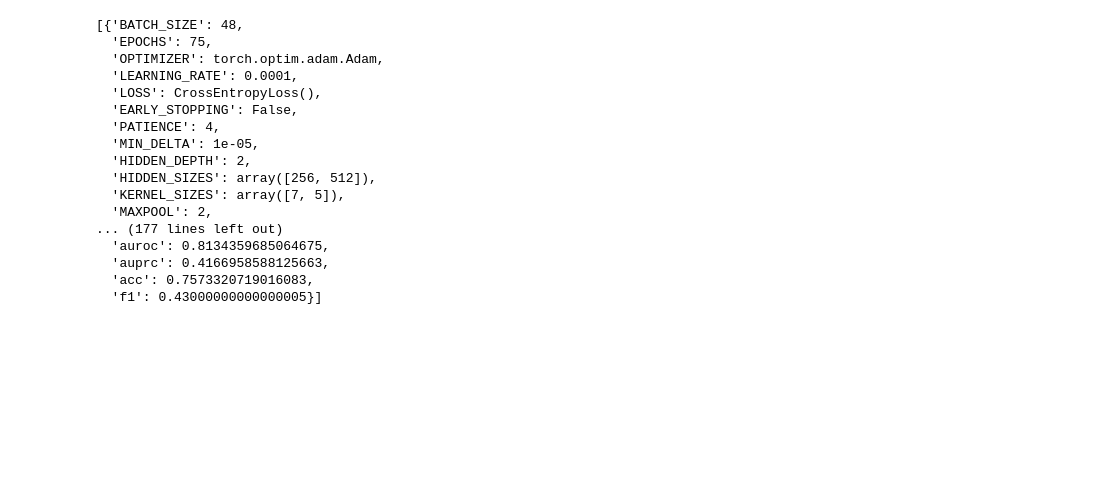
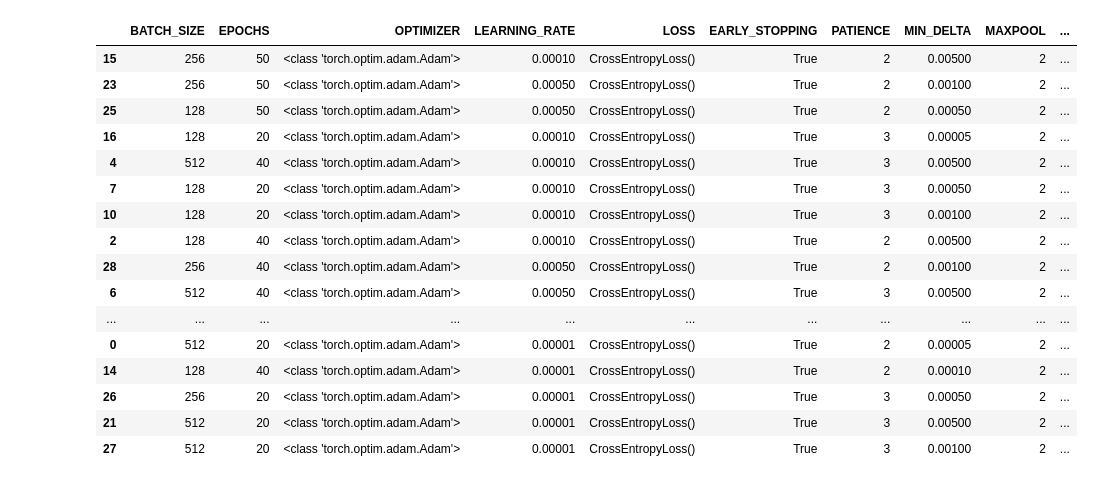
Before and after one commit to kristoforusbryant/ProtICU, a Jupyter notebook: run_model.ipynb, the cells around one changed output. Saved outputs shown, nothing was run; the diff lists cells and outputs as text; code cells hidden in the pictures; blank space fills up the shorter version.

```diff
--- a/run_model.ipynb
+++ b/run_model.ipynb
@@ -46,3 +16,26 @@ param_samples = params.SampleAll(N)
+# %%
+generators_dict = {
+    # HYPERMARAMETER RANGES
+    'BATCH_SIZE': SingleGenerator([128, 256, 512]),
+    'EPOCHS': SingleGenerator([20, 40, 50]),
+    'OPTIMIZER': SingleGenerator([torch.optim.Adam]),
+    'LEARNING_RATE': SingleGenerator([1e-5, 5e-5, 1e-4, 5e-4]),
+    'LOSS': SingleGenerator([torch.nn.CrossEntropyLoss(weight= class_weights)]),
+    'EARLY_STOPPING': SingleGenerator([True]),
+    'PATIENCE': SingleGenerator(list(range(2,4))),
+    'MIN_DELTA': SingleGenerator([5e-5, 1e-4, 5e-4, 1e-3, 5e-3]),
+
+    # NETWORK PARAMETER RANGES
+    'HIDDEN_AND_KERNEL_SIZES': HiddenAndKernelGenerator(range(1,4), [64, 128, 256, 512], [3, 5, 7, 9],
+                               ascending=(True, False)),
+    'MAXPOOL': SingleGenerator([2]),
+    'FC_SIZES': ConsecutiveGenerator(range(1,3), [64, 128, 256, 512], ascending=False),
+    'DROPOUT': SingleGenerator(np.arange(8)/10)
+} # each of these params are sampled INDEPENDENTLY of one another
+# %%
+N = 30
+gen = ParamGenerators(generators_dict)
+param_samples = gen.sample(N)
 # %%
 stats = []
 for i in np.arange(N):
@@ -68,31 +61,32 @@ Epoch: 10, train_loss: 0.44606325030326843, valid_loss: 0.5430164933204651
 for i in np.arange(N):
     for key,val in stats[i].items():
         param_samples[i][key] = val
-# %%
-param_samples
-# %% [output]
-[{'BATCH_SIZE': 48,
-  'EPOCHS': 75,
-  'OPTIMIZER': torch.optim.adam.Adam,
-  'LEARNING_RATE': 0.0001,
-  'LOSS': CrossEntropyLoss(),
-  'EARLY_STOPPING': False,
-  'PATIENCE': 4,
-  'MIN_DELTA': 1e-05,
-  'HIDDEN_DEPTH': 2,
-  'HIDDEN_SIZES': array([256, 512]),
-  'KERNEL_SIZES': array([7, 5]),
-  'MAXPOOL': 2,
-... (177 lines left out)
-  'auroc': 0.8134359685064675,
-  'auprc': 0.4166958588125663,
-  'acc': 0.7573320719016083,
-  'f1': 0.43000000000000005}]
 # %%
 torch.save(param_samples, 'results/CNN1D_experiment_N'+str(N)+'.pkl')
 # %%
-#results = pd.DataFrame(param_samples).sort_values(by='auroc', ascending=False)
+import pandas as pd
+results = pd.DataFrame(param_samples).sort_values(by='auroc', ascending=False)
 #torch.save(results, 'results/CNN1D_experiment_N'+str(N)+'.pkl')
+# %%
+results
+# %% [output]
+|  | BATCH_SIZE | EPOCHS | OPTIMIZER | LEARNING_RATE | LOSS | EARLY_STOPPING | PATIENCE | MIN_DELTA | MAXPOOL | ... |
+| 15 | 256 | 50 | <class 'torch.optim.adam.Adam'> | 0.00010 | CrossEntropyLoss() | True | 2 | 0.00500 | 2 | ... |
+| 23 | 256 | 50 | <class 'torch.optim.adam.Adam'> | 0.00050 | CrossEntropyLoss() | True | 2 | 0.00100 | 2 | ... |
+| 25 | 128 | 50 | <class 'torch.optim.adam.Adam'> | 0.00050 | CrossEntropyLoss() | True | 2 | 0.00050 | 2 | ... |
+| 16 | 128 | 20 | <class 'torch.optim.adam.Adam'> | 0.00010 | CrossEntropyLoss() | True | 3 | 0.00005 | 2 | ... |
+| 4 | 512 | 40 | <class 'torch.optim.adam.Adam'> | 0.00010 | CrossEntropyLoss() | True | 3 | 0.00500 | 2 | ... |
+| 7 | 128 | 20 | <class 'torch.optim.adam.Adam'> | 0.00010 | CrossEntropyLoss() | True | 3 | 0.00050 | 2 | ... |
+| 10 | 128 | 20 | <class 'torch.optim.adam.Adam'> | 0.00010 | CrossEntropyLoss() | True | 3 | 0.00100 | 2 | ... |
+| 2 | 128 | 40 | <class 'torch.optim.adam.Adam'> | 0.00010 | CrossEntropyLoss() | True | 2 | 0.00500 | 2 | ... |
+| 28 | 256 | 40 | <class 'torch.optim.adam.Adam'> | 0.00050 | CrossEntropyLoss() | True | 2 | 0.00100 | 2 | ... |
+| 6 | 512 | 40 | <class 'torch.optim.adam.Adam'> | 0.00050 | CrossEntropyLoss() | True | 3 | 0.00500 | 2 | ... |
+| ... | ... | ... | ... | ... | ... | ... | ... | ... | ... | ... |
+| 0 | 512 | 20 | <class 'torch.optim.adam.Adam'> | 0.00001 | CrossEntropyLoss() | True | 2 | 0.00005 | 2 | ... |
+| 14 | 128 | 40 | <class 'torch.optim.adam.Adam'> | 0.00001 | CrossEntropyLoss() | True | 2 | 0.00010 | 2 | ... |
+| 26 | 256 | 20 | <class 'torch.optim.adam.Adam'> | 0.00001 | CrossEntropyLoss() | True | 3 | 0.00050 | 2 | ... |
+| 21 | 512 | 20 | <class 'torch.optim.adam.Adam'> | 0.00001 | CrossEntropyLoss() | True | 3 | 0.00500 | 2 | ... |
+| 27 | 512 | 20 | <class 'torch.optim.adam.Adam'> | 0.00001 | CrossEntropyLoss() | True | 3 | 0.00100 | 2 | ... |
 # %%
 #import matplotlib.pyplot as plt
 #plt.plot(np.sort(results.auroc))
```
Also changed, not shown: parts of 4 cells of this notebook, 2 other files.
